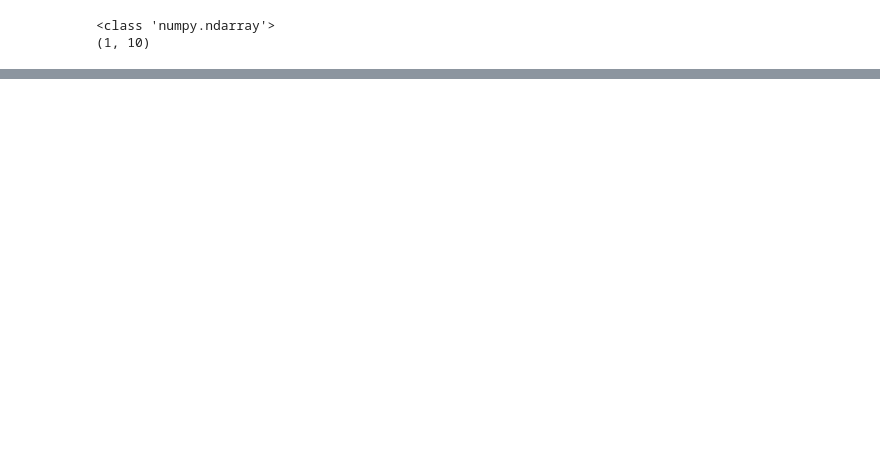
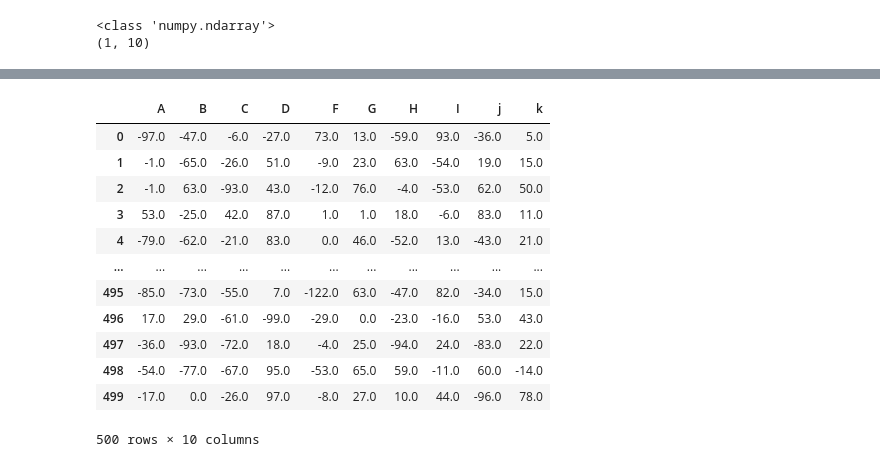
Before and after one commit to DHuertasTR/SecureLearningDRL, a Jupyter notebook: code 2021/DRL_pytorch.ipynb, the cells around one changed output, grey strips where cells are left out. Saved outputs shown, nothing was run; the diff lists cells and outputs as text; code cells hidden in the pictures; blank space fills up the shorter version.

```diff
--- a/code 2021/DRL_pytorch.ipynb
+++ b/code 2021/DRL_pytorch.ipynb
@@ -151,0 +190,16 @@ Text(0, 0.5, 'Loss')
+# %%
+df
+# %% [output]
+|  | A | B | C | D | F | G | H | I | j | k |
+| 0 | -97.0 | -47.0 | -6.0 | -27.0 | 73.0 | 13.0 | -59.0 | 93.0 | -36.0 | 5.0 |
+| 1 | -1.0 | -65.0 | -26.0 | 51.0 | -9.0 | 23.0 | 63.0 | -54.0 | 19.0 | 15.0 |
+| 2 | -1.0 | 63.0 | -93.0 | 43.0 | -12.0 | 76.0 | -4.0 | -53.0 | 62.0 | 50.0 |
+| 3 | 53.0 | -25.0 | 42.0 | 87.0 | 1.0 | 1.0 | 18.0 | -6.0 | 83.0 | 11.0 |
+| 4 | -79.0 | -62.0 | -21.0 | 83.0 | 0.0 | 46.0 | -52.0 | 13.0 | -43.0 | 21.0 |
+| ... | ... | ... | ... | ... | ... | ... | ... | ... | ... | ... |
+| 495 | -85.0 | -73.0 | -55.0 | 7.0 | -122.0 | 63.0 | -47.0 | 82.0 | -34.0 | 15.0 |
+| 496 | 17.0 | 29.0 | -61.0 | -99.0 | -29.0 | 0.0 | -23.0 | -16.0 | 53.0 | 43.0 |
+| 497 | -36.0 | -93.0 | -72.0 | 18.0 | -4.0 | 25.0 | -94.0 | 24.0 | -83.0 | 22.0 |
+| 498 | -54.0 | -77.0 | -67.0 | 95.0 | -53.0 | 65.0 | 59.0 | -11.0 | 60.0 | -14.0 |
+| 499 | -17.0 | 0.0 | -26.0 | 97.0 | -8.0 | 27.0 | 10.0 | 44.0 | -96.0 | 78.0 |
+500 rows × 10 columns
```
Also changed, not shown: parts of 10 cells of this notebook, 3 other files.
